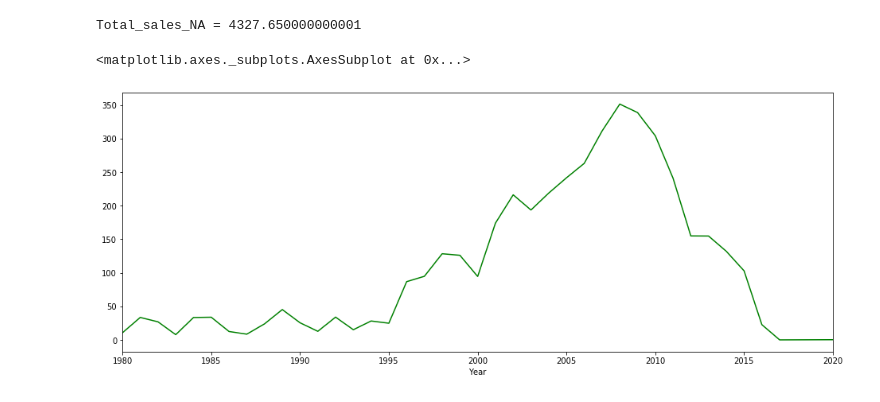
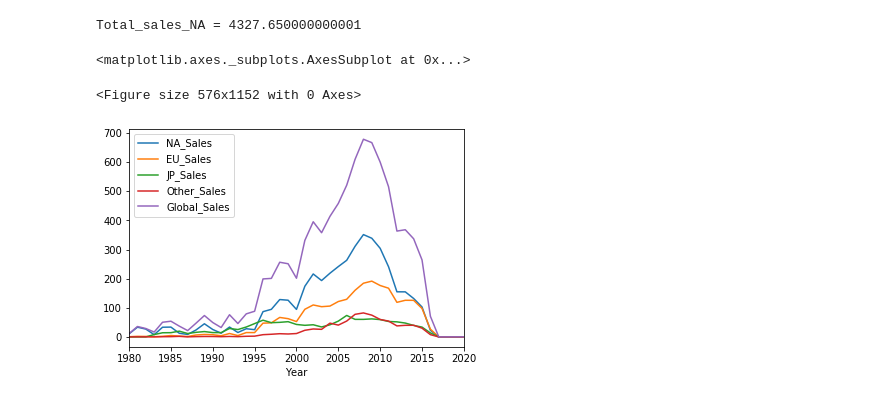
Before and after one commit to anushakodavanti/VideogameSales_DA, a Jupyter notebook: Video Game sales.ipynb, the cells around one changed output. Saved outputs shown, nothing was run; the diff lists cells and outputs as text; code cells hidden in the pictures.

Commit message:
after matplotlib

```diff
--- a/Video Game sales.ipynb
+++ b/Video Game sales.ipynb
@@ -84,8 +84,0 @@ import matplotlib.pyplot as plot
-# %%
-byyear=videogames.groupby('Year')['NA_Sales'].sum()
-byyear
-plt.figure(figsize=(16,6))
-byyear.plot(x='Year',y='NA_Sales',color='Green')
-# %% [output]
-<matplotlib.axes._subplots.AxesSubplot at 0x...>
-[figure, removed]
@@ -93,0 +85,11 @@ byyear=videogames.groupby('Year')['EU_Sales'].sum()
+# %%
+# byyear_NA_Sales=videogames.groupby(['Year'])['NA_Sales'].sum()
+byyear=videogames.groupby(['Year']).sum()
+byyear=byyear.drop(columns=['Rank'])
+# %%
+plot.figure(figsize=(8,16))
+byyear.plot.line()
+# %% [output]
+<matplotlib.axes._subplots.AxesSubplot at 0x...>
+<Figure size 576x1152 with 0 Axes>
+[figure, added]
```
Also changed, not shown: parts of 3 cells of this notebook.
